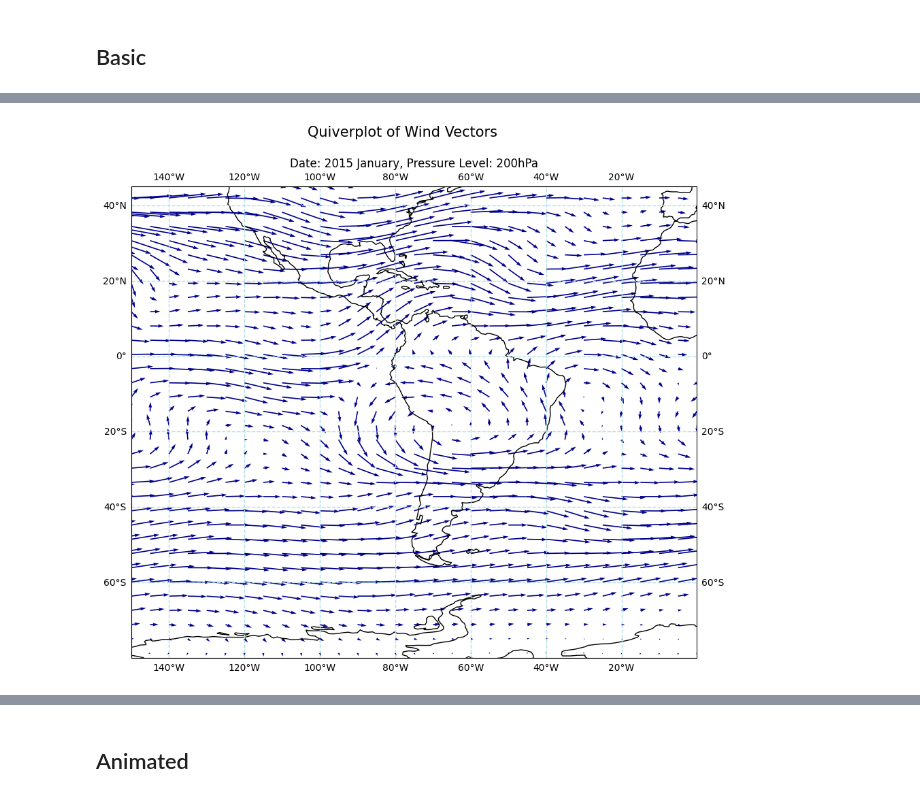
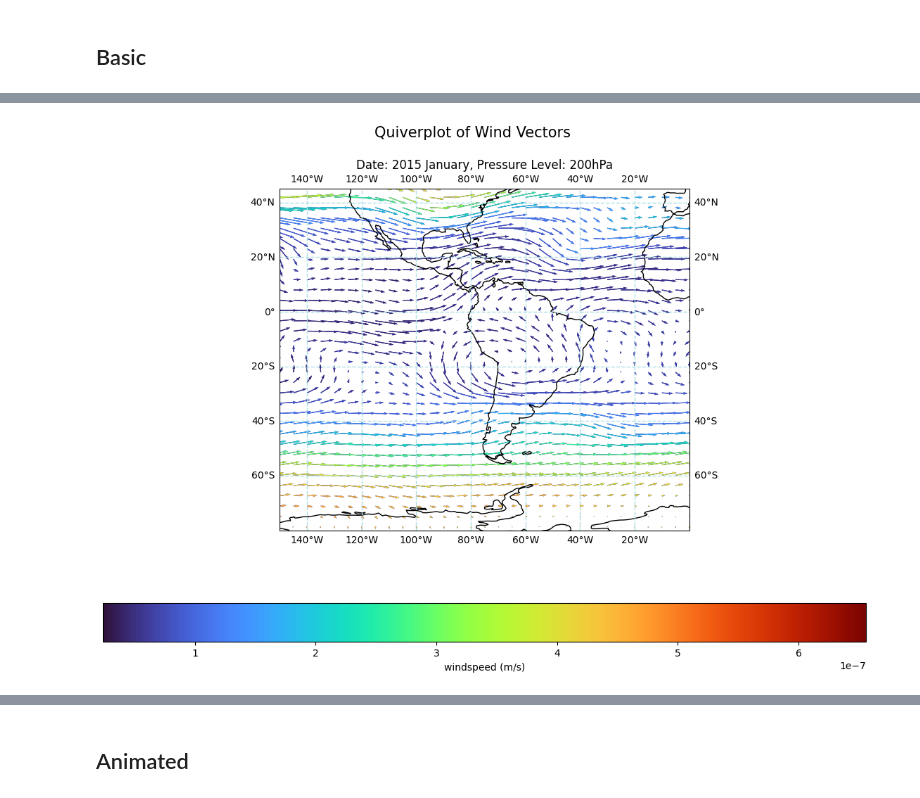
Before and after one commit to lara-j-ds/Summer_Project_24-25, a Jupyter notebook: JupyterNotebook/Xarray_StartupGuide.ipynb, the cells around one changed output, grey strips where cells are left out. Cells and saved outputs as stored; diff of their text form; code cells hidden in the pictures.

```diff
--- a/JupyterNotebook/Xarray_StartupGuide.ipynb
+++ b/JupyterNotebook/Xarray_StartupGuide.ipynb
@@ -276,10 +276,10 @@ qv = ax.quiver(u.lon, u.lat, u, v, color='darkblue', scale=600, width=0.002, tra
 
 # # arrows coloured by strength
 # qv = ax.quiver(u.lon, u.lat, u, v, windspeed, cmap=cmap, scale=600, width=0.002, transform=ccrs.PlateCarree())
-# # but could also color this by a secondary variable...
-# secondvar = ozone[::4, ::4]
-# qv = ax.quiver(u.lon, u.lat, u, v, secondvar, cmap=cmap, scale=600, width=0.002, transform=ccrs.PlateCarree())
-# colorbar = fig.colorbar(qv, ax=ax, location='bottom')
+# but could also color this by a secondary variable...
+secondvar = ozone[::4, ::4]
+qv = ax.quiver(u.lon, u.lat, u, v, secondvar, cmap=cmap, scale=600, width=0.002, transform=ccrs.PlateCarree())
+colorbar = fig.colorbar(qv, ax=ax, location='bottom')
 
 ## details
 ax.set_extent([-150,0, -80, 45], crs=transform) #[minlon, maxlon, minlat, maxlat]
@@ -299,4 +299,4 @@ Wall time: 862 ms
-[figure, old version]
+[figure, new version]
 # %%
 %%time
 # location based vector data--> option 2: Streamplot
```
Also changed, not shown: parts of 12 cells of this notebook.
